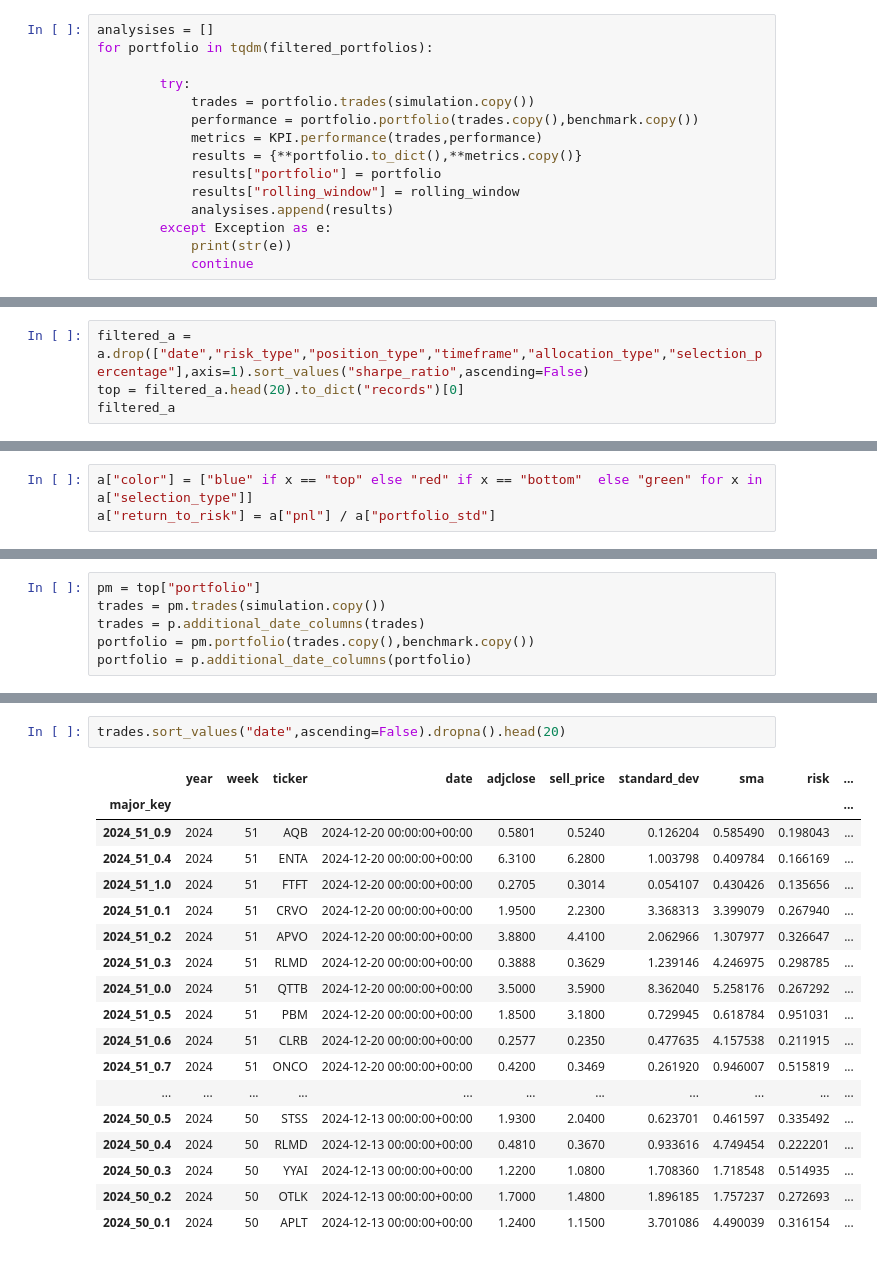
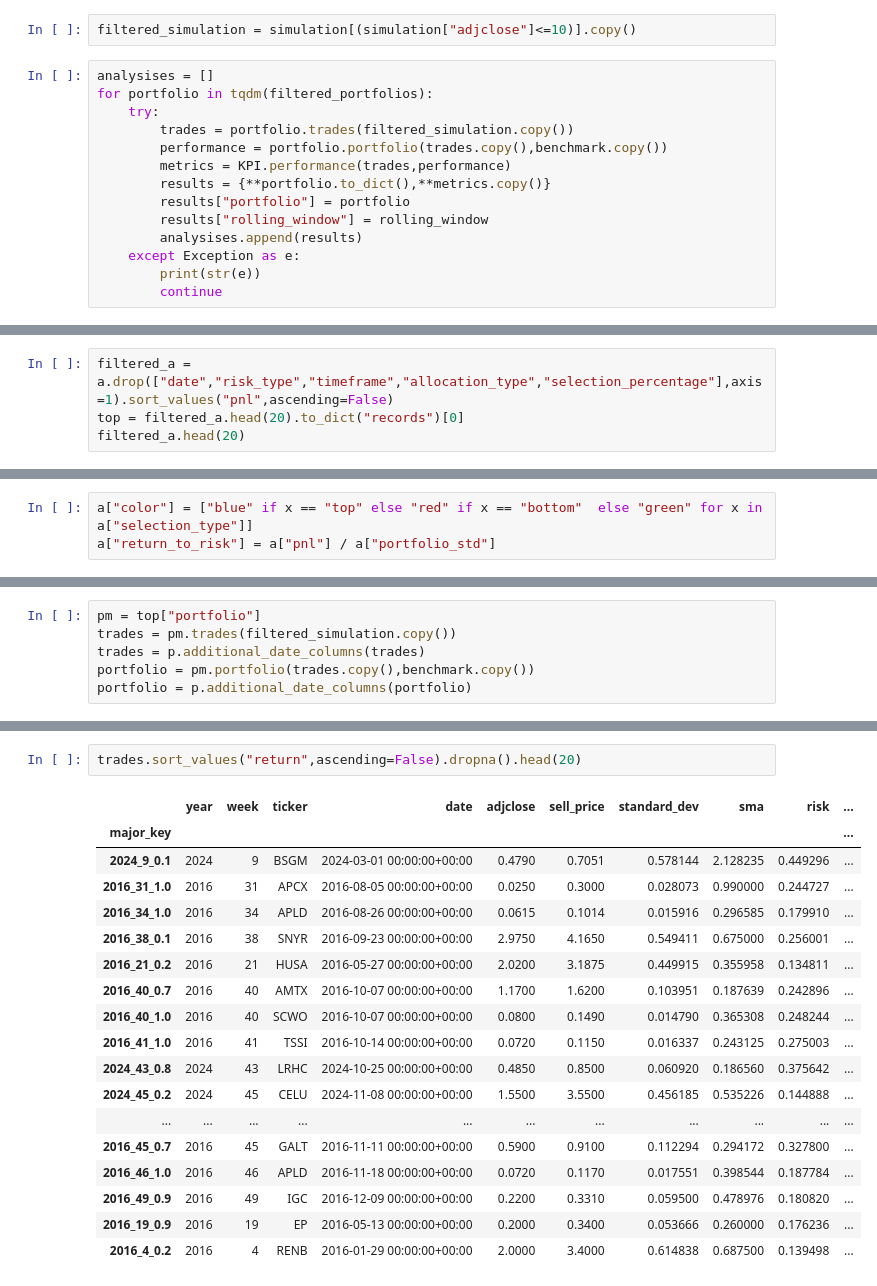
Before and after one commit to chung-ejy/orivault, a Jupyter notebook: studies/swing_trading_study/speculation_basic.ipynb, the cells around one changed output, grey strips where cells are left out. Saved outputs shown, nothing was run; the diff lists cells and outputs as text.

```diff
--- a/studies/swing_trading_study/speculation_basic.ipynb
+++ b/studies/swing_trading_study/speculation_basic.ipynb
@@ -87,18 +103,19 @@ simulation.sort_values("date", inplace=True)
+# %%
+filtered_simulation = simulation[(simulation["adjclose"]<=10)].copy()
 # %%
 analysises = []
 for portfolio in tqdm(filtered_portfolios):
-
-        try:
-            trades = portfolio.trades(simulation.copy())
-            performance = portfolio.portfolio(trades.copy(),benchmark.copy())
-            metrics = KPI.performance(trades,performance)
-            results = {**portfolio.to_dict(),**metrics.copy()}
-            results["portfolio"] = portfolio
-            results["rolling_window"] = rolling_window
-            analysises.append(results)
-        except Exception as e:
-            print(str(e))
-            continue
+    try:
+        trades = portfolio.trades(filtered_simulation.copy())
+        performance = portfolio.portfolio(trades.copy(),benchmark.copy())
+        metrics = KPI.performance(trades,performance)
+        results = {**portfolio.to_dict(),**metrics.copy()}
+        results["portfolio"] = portfolio
+        results["rolling_window"] = rolling_window
+        analysises.append(results)
+    except Exception as e:
+        print(str(e))
+        continue
 # %%
 a = pd.DataFrame(analysises)
 # %%
@@ -107,7 +124,7 @@ orivault.drop("results")
 orivault.store("results",a.drop("portfolio",axis=1))
 orivault.disconnect()
 # %%
-filtered_a = a.drop(["date","risk_type","position_type","timeframe","allocation_type","selection_percentage"],axis=1).sort_values("sharpe_ratio",ascending=False)
+filtered_a = a.drop(["date","risk_type","timeframe","allocation_type","selection_percentage"],axis=1).sort_values("pnl",ascending=False)
 top = filtered_a.head(20).to_dict("records")[0]
-filtered_a
+filtered_a.head(20)
 # %% [output]
@@ -155,6 +174,6 @@ plt.show()
 # %%
 pm = top["portfolio"]
-trades = pm.trades(simulation.copy())
+trades = pm.trades(filtered_simulation.copy())
 trades = p.additional_date_columns(trades)
 portfolio = pm.portfolio(trades.copy(),benchmark.copy())
 portfolio = p.additional_date_columns(portfolio)
@@ -204,22 +222,22 @@ trades[["ticker","return"]].groupby("ticker").mean().sort_values("return",ascend
 # %%
-trades.sort_values("date",ascending=False).dropna().head(20)
+trades.sort_values("return",ascending=False).dropna().head(20)
 # %% [output]
 |  | year | week | ticker | date | adjclose | sell_price | standard_dev | sma | risk | ... |
 | major_key |  |  |  |  |  |  |  |  |  | ... |
-| 2024_51_0.9 | 2024 | 51 | AQB | 2024-12-20 00:00:00+00:00 | 0.5801 | 0.5240 | 0.126204 | 0.585490 | 0.198043 | ... |
-| 2024_51_0.4 | 2024 | 51 | ENTA | 2024-12-20 00:00:00+00:00 | 6.3100 | 6.2800 | 1.003798 | 0.409784 | 0.166169 | ... |
-| 2024_51_1.0 | 2024 | 51 | FTFT | 2024-12-20 00:00:00+00:00 | 0.2705 | 0.3014 | 0.054107 | 0.430426 | 0.135656 | ... |
-| 2024_51_0.1 | 2024 | 51 | CRVO | 2024-12-20 00:00:00+00:00 | 1.9500 | 2.2300 | 3.368313 | 3.399079 | 0.267940 | ... |
-| 2024_51_0.2 | 2024 | 51 | APVO | 2024-12-20 00:00:00+00:00 | 3.8800 | 4.4100 | 2.062966 | 1.307977 | 0.326647 | ... |
-| 2024_51_0.3 | 2024 | 51 | RLMD | 2024-12-20 00:00:00+00:00 | 0.3888 | 0.3629 | 1.239146 | 4.246975 | 0.298785 | ... |
-| 2024_51_0.0 | 2024 | 51 | QTTB | 2024-12-20 00:00:00+00:00 | 3.5000 | 3.5900 | 8.362040 | 5.258176 | 0.267292 | ... |
-| 2024_51_0.5 | 2024 | 51 | PBM | 2024-12-20 00:00:00+00:00 | 1.8500 | 3.1800 | 0.729945 | 0.618784 | 0.951031 | ... |
-| 2024_51_0.6 | 2024 | 51 | CLRB | 2024-12-20 00:00:00+00:00 | 0.2577 | 0.2350 | 0.477635 | 4.157538 | 0.211915 | ... |
-| 2024_51_0.7 | 2024 | 51 | ONCO | 2024-12-20 00:00:00+00:00 | 0.4200 | 0.3469 | 0.261920 | 0.946007 | 0.515819 | ... |
+| 2024_9_0.1 | 2024 | 9 | BSGM | 2024-03-01 00:00:00+00:00 | 0.4790 | 0.7051 | 0.578144 | 2.128235 | 0.449296 | ... |
+| 2016_31_1.0 | 2016 | 31 | APCX | 2016-08-05 00:00:00+00:00 | 0.0250 | 0.3000 | 0.028073 | 0.990000 | 0.244727 | ... |
+| 2016_34_1.0 | 2016 | 34 | APLD | 2016-08-26 00:00:00+00:00 | 0.0615 | 0.1014 | 0.015916 | 0.296585 | 0.179910 | ... |
+| 2016_38_0.1 | 2016 | 38 | SNYR | 2016-09-23 00:00:00+00:00 | 2.9750 | 4.1650 | 0.549411 | 0.675000 | 0.256001 | ... |
+| 2016_21_0.2 | 2016 | 21 | HUSA | 2016-05-27 00:00:00+00:00 | 2.0200 | 3.1875 | 0.449915 | 0.355958 | 0.134811 | ... |
+| 2016_40_0.7 | 2016 | 40 | AMTX | 2016-10-07 00:00:00+00:00 | 1.1700 | 1.6200 | 0.103951 | 0.187639 | 0.242896 | ... |
+| 2016_40_1.0 | 2016 | 40 | SCWO | 2016-10-07 00:00:00+00:00 | 0.0800 | 0.1490 | 0.014790 | 0.365308 | 0.248244 | ... |
+| 2016_41_1.0 | 2016 | 41 | TSSI | 2016-10-14 00:00:00+00:00 | 0.0720 | 0.1150 | 0.016337 | 0.243125 | 0.275003 | ... |
+| 2024_43_0.8 | 2024 | 43 | LRHC | 2024-10-25 00:00:00+00:00 | 0.4850 | 0.8500 | 0.060920 | 0.186560 | 0.375642 | ... |
+| 2024_45_0.2 | 2024 | 45 | CELU | 2024-11-08 00:00:00+00:00 | 1.5500 | 3.5500 | 0.456185 | 0.535226 | 0.144888 | ... |
 | ... | ... | ... | ... | ... | ... | ... | ... | ... | ... | ... |
-| 2024_50_0.5 | 2024 | 50 | STSS | 2024-12-13 00:00:00+00:00 | 1.9300 | 2.0400 | 0.623701 | 0.461597 | 0.335492 | ... |
-| 2024_50_0.4 | 2024 | 50 | RLMD | 2024-12-13 00:00:00+00:00 | 0.4810 | 0.3670 | 0.933616 | 4.749454 | 0.222201 | ... |
-| 2024_50_0.3 | 2024 | 50 | YYAI | 2024-12-13 00:00:00+00:00 | 1.2200 | 1.0800 | 1.708360 | 1.718548 | 0.514935 | ... |
-| 2024_50_0.2 | 2024 | 50 | OTLK | 2024-12-13 00:00:00+00:00 | 1.7000 | 1.4800 | 1.896185 | 1.757237 | 0.272693 | ... |
-| 2024_50_0.1 | 2024 | 50 | APLT | 2024-12-13 00:00:00+00:00 | 1.2400 | 1.1500 | 3.701086 | 4.490039 | 0.316154 | ... |
+| 2016_45_0.7 | 2016 | 45 | GALT | 2016-11-11 00:00:00+00:00 | 0.5900 | 0.9100 | 0.112294 | 0.294172 | 0.327800 | ... |
+| 2016_46_1.0 | 2016 | 46 | APLD | 2016-11-18 00:00:00+00:00 | 0.0720 | 0.1170 | 0.017551 | 0.398544 | 0.187784 | ... |
+| 2016_49_0.9 | 2016 | 49 | IGC | 2016-12-09 00:00:00+00:00 | 0.2200 | 0.3310 | 0.059500 | 0.478976 | 0.180820 | ... |
+| 2016_19_0.9 | 2016 | 19 | EP | 2016-05-13 00:00:00+00:00 | 0.2000 | 0.3400 | 0.053666 | 0.260000 | 0.176236 | ... |
+| 2016_4_0.2 | 2016 | 4 | RENB | 2016-01-29 00:00:00+00:00 | 2.0000 | 3.4000 | 0.614838 | 0.687500 | 0.139498 | ... |
 # %%
```
Also changed, not shown: parts of 9 cells of this notebook, 5 other files.
